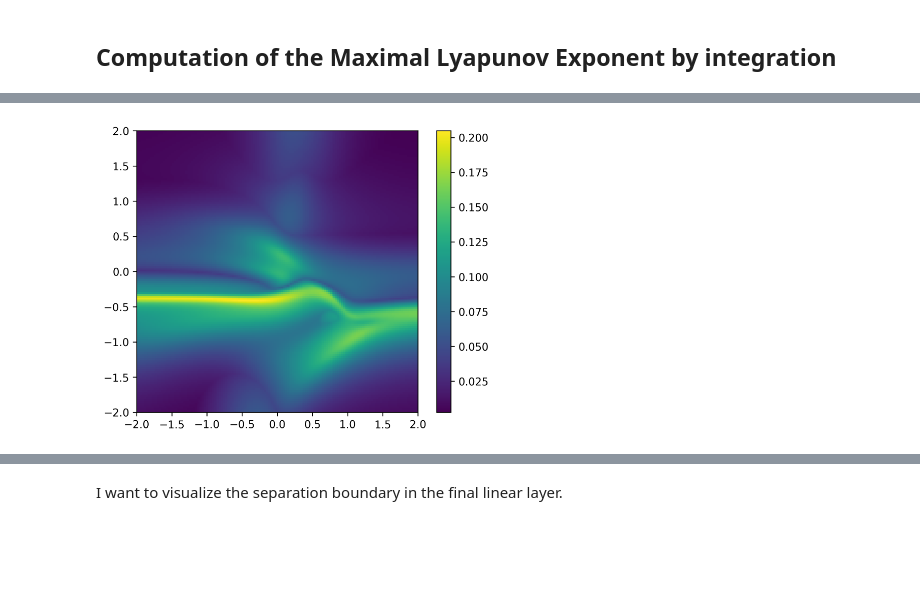
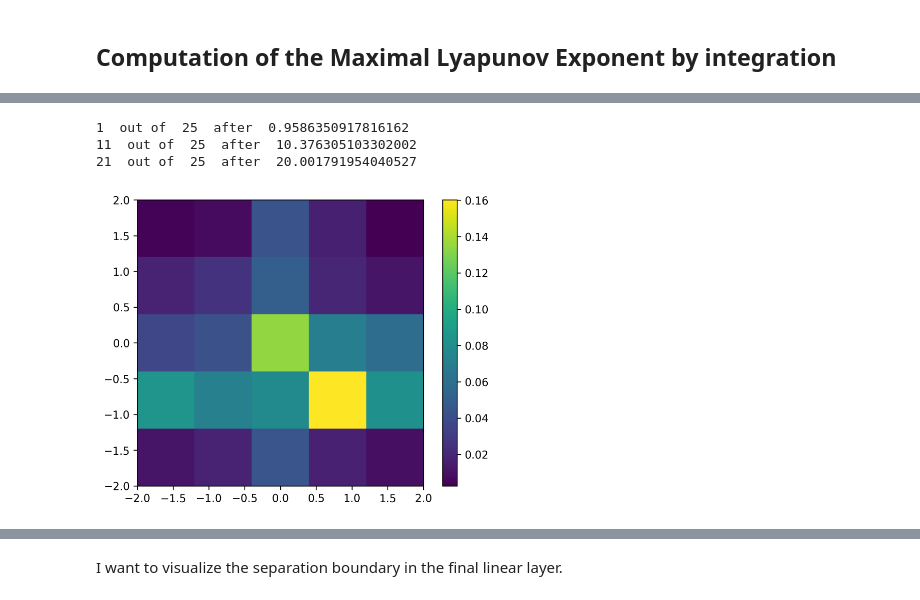
Before and after one commit to elenaquei/TUM_nODE, a Jupyter notebook: MLE Jacobian computation.ipynb, the cells around one changed output, grey strips where cells are left out. Saved outputs shown, nothing was run; the diff lists cells and outputs as text; code cells hidden in the pictures; blank space fills up the shorter version.

```diff
--- a/MLE Jacobian computation.ipynb
+++ b/MLE Jacobian computation.ipynb
@@ -271,0 +227,14 @@ def local_FTLE(node, x, integration_time, dt = 0.5):
+# %%
+## easier test case
+def linear_function(x):
+    # A = np.random.rand(x.size,x.size)
+    A = np.array([[-1,-1],[1,0]])
+    print('Eigenvalues = ', np.linalg.eig(A).eigenvalues)
+    def func(t, x_func):
+        return np.matmul(A,x_func)
+    def derivative(t, x_func):
+        return A
+    return func, derivative
+# %%
+lin_func, der = linear_function(x)
+print(15%5)
@@ -271,0 +244,7 @@ def local_FTLE(node, x, integration_time, dt = 0.5):
+# %%
+x = np.array([2,3])
+integration_time = 100
+dt = 0.02
+lin_func(0, x)
+for i in range(1,10):
+    print(local_FTLE(lin_func, x, i*integration_time, dt, der))
@@ -275,7 +264,7 @@ import time
 # sanity check:
 l = local_FTLE(anode, np.array([0.1,-0.5]), 1, 0.1)
 
-x_amount = 150
+x_amount = 5
 integration_time = T
 dt = 0.1
 
@@ -296,19 +285,23 @@ for i in range(x_amount**2):
     #break
 lyap = np.reshape(lyap, (x_amount,x_amount))
 # print(lyap)
+# %% [output]
+1  out of  25  after  0.9586350917816162
+11  out of  25  after  10.376305103302002
+21  out of  25  after  20.001791954040527
 # %%
 # Create heatmap using imshow
 from IPython.display import Image
 
-file_name = 'MLE_analytic_speedup.png'
+file_name = 'MLE_analytic_3.png'
 
 anodeimg = plt.imshow(np.rot90(lyap), origin='upper', extent=(-2, 2, -2, 2), cmap='viridis')
 vmin, vmax = anodeimg.get_clim()
 plt.colorbar()  # Show color scale
 plt.savefig(file_name, bbox_inches='tight', dpi=300, format='png', facecolor = 'white')
 plt.close()
 
 img1 = Image(file_name, width = 400)
 display(img1)
 # %% [output]
-[figure, old version]
+[figure, new version]
```
Also changed, not shown: parts of 8 cells of this notebook, 1 other file.
